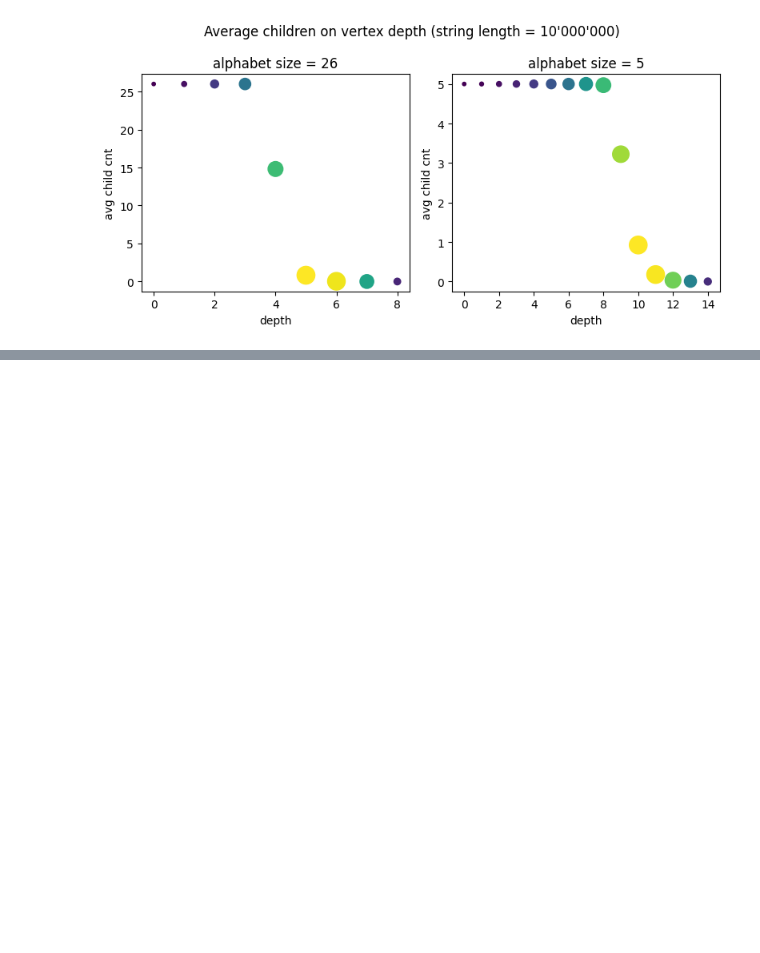
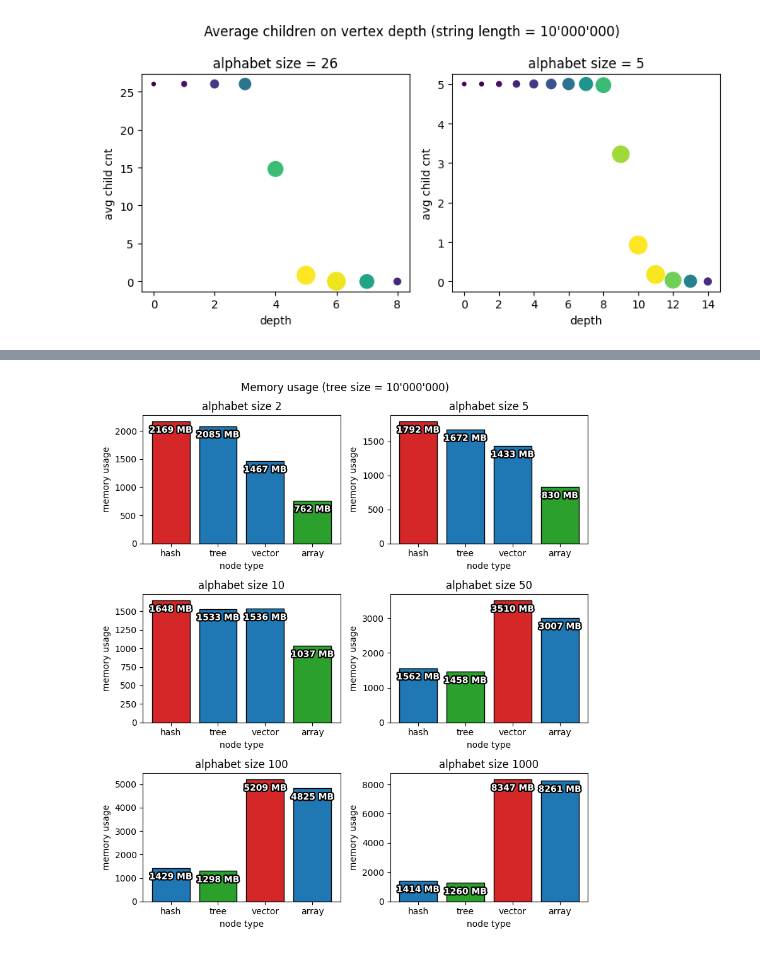
Before and after one commit to davidokk/course-work4, a Jupyter notebook: graphics_v1/graphics.ipynb, the cells around one changed output, grey strips where cells are left out. Drawn from its saved outputs; the diff is of its cells as text; code cells hidden in the pictures; blank space fills up the shorter version.

```diff
--- a/graphics_v1/graphics.ipynb
+++ b/graphics_v1/graphics.ipynb
@@ -127,0 +167,19 @@ plt.show()
+# %%
+fig, ax = plt.subplots(figsize=(8,9), ncols=2, nrows=3)
+
+for i, alph_size in enumerate(alph):
+    p = ax[i // 2][i % 2]
+    s = []
+    for j in range(0, len(types)):
+        s.append(v[j + 1][i])
+    bar = p.bar(types, s, edgecolor='black', color=maxMinColors(s))
+    p.bar_label(bar, padding=-15, color='white', fontweight='bold', fmt='%.0f MB', path_effects=[withStroke(linewidth=3, foreground='black')])
+    p.title.set_text("alphabet size {}".format(alph_size))
+    p.set_xlabel("node type")
+    p.set_ylabel("memory usage")
+
+fig.suptitle("Memory usage (tree size = 10'000'000)")
+fig.tight_layout()
+plt.show()
+# %% [output]
+[figure, added]
```
Also changed, not shown: parts of 1 cell of this notebook, 5 other files.
